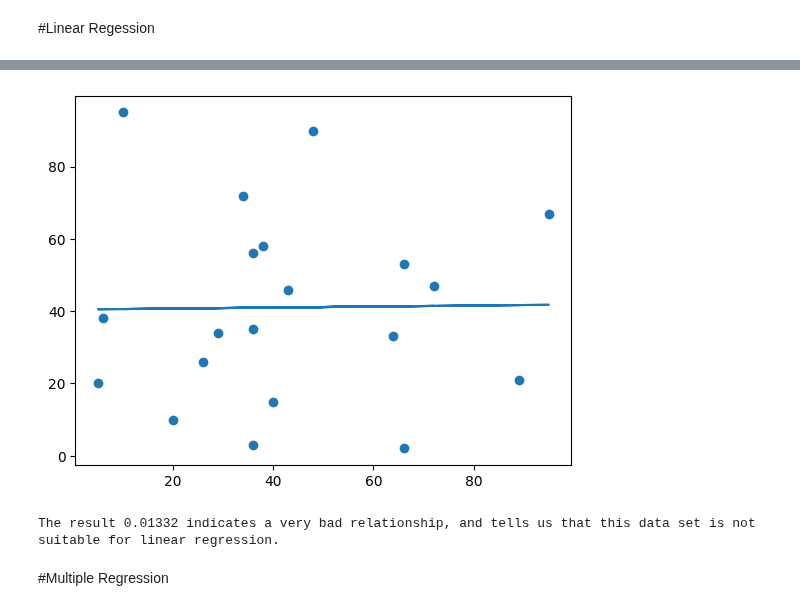
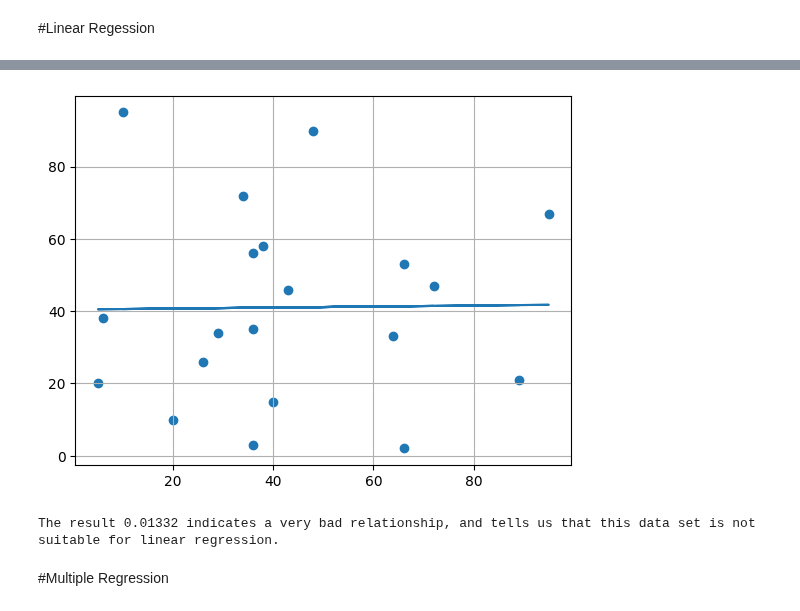
Before and after one commit to kjeyaram-orcl/DataScience, a Jupyter notebook: MachineLearningBasics.ipynb, the cells around one changed output, grey strips where cells are left out. Saved outputs shown, nothing was run; the diff lists cells and outputs as text; code cells hidden in the pictures.

```diff
--- a/MachineLearningBasics.ipynb
+++ b/MachineLearningBasics.ipynb
@@ -70,27 +71,28 @@ he speed of a 10 years old car is  85.59308314937454
 # %%
 # Bad Fit
 
 import matplotlib.pyplot as plt
 from scipy import stats
 
 x = [89,43,36,36,95,10,66,34,38,20,26,29,48,64,6,5,36,66,72,40]
 y = [21,46,3,35,67,95,53,72,58,10,26,34,90,33,38,20,56,2,47,15]
 
 slope, intercept, r, p, std_err = stats.linregress(x, y)
 
 def myfunc(x):
   return slope * x + intercept
 
 mymodel = list(map(myfunc, x))
 
 plt.scatter(x, y)
 plt.plot(x, mymodel)
+plt.grid()
 plt.show()
 
 #The r value ranges from -1 to 1, where 0 means no relationship, and 1 (and -1) means 100% related.
 print ( "The result", round(r,5), "indicates a very bad relationship, and tells us that this data set is not suitable for linear regression.")
 # %% [output]
-[figure, old version]
+[figure, new version]
 The result 0.01332 indicates a very bad relationship, and tells us that this data set is not suitable for linear regression.
 # %% [markdown]
 #Multiple Regression
```
Also changed, not shown: parts of 2 cells of this notebook.
